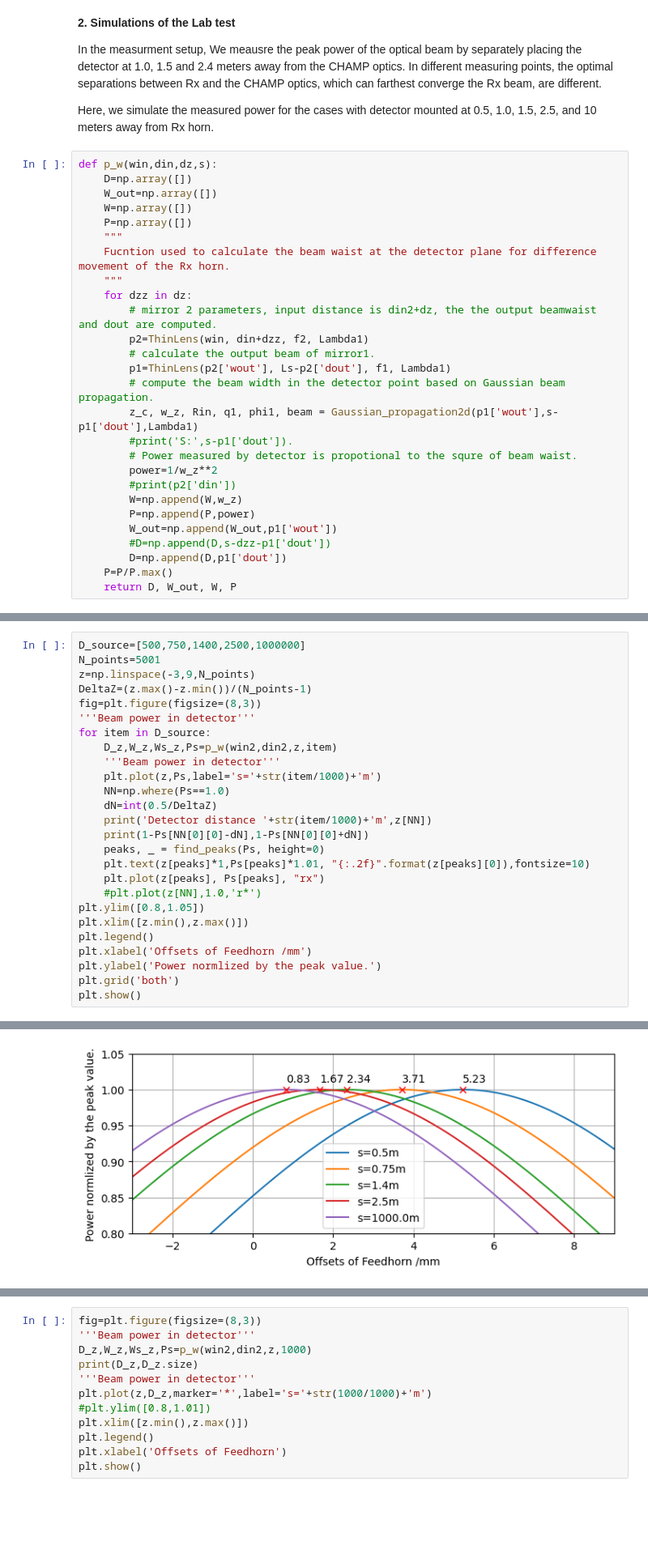
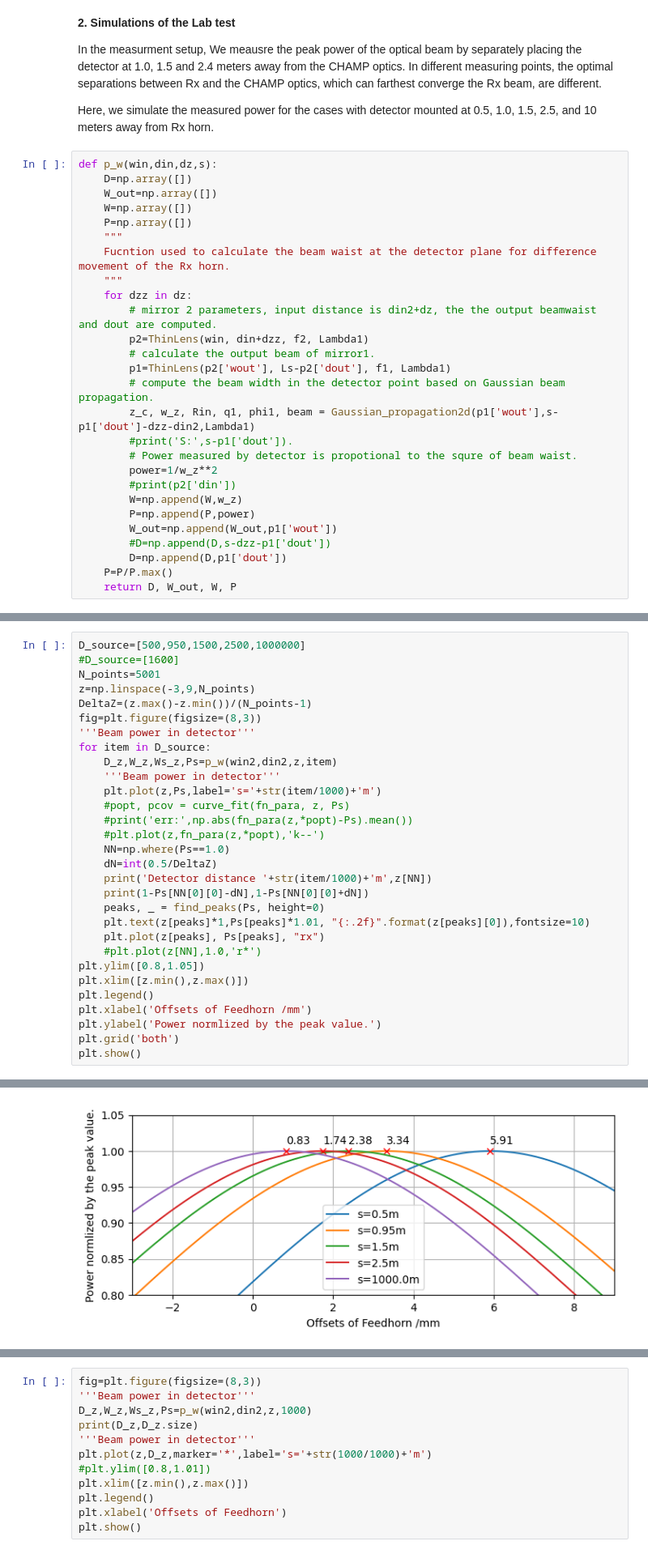
Before and after one commit to XiaodongRencologne/GaussianOptics, a Jupyter notebook: CHAMP_Test.ipynb, the cells around one changed output, grey strips where cells are left out. Shown at 81% size. Drawn from its saved outputs; the diff is of its cells as text; blank space fills up the shorter version.

```diff
--- a/CHAMP_Test.ipynb
+++ b/CHAMP_Test.ipynb
@@ -99,7 +101,7 @@ def p_w(win,din,dz,s):
         # calculate the output beam of mirror1.
         p1=ThinLens(p2['wout'], Ls-p2['dout'], f1, Lambda1)
         # compute the beam width in the detector point based on Gaussian beam propagation.
-        z_c, w_z, Rin, q1, phi1, beam = Gaussian_propagation2d(p1['wout'],s-p1['dout'],Lambda1)
+        z_c, w_z, Rin, q1, phi1, beam = Gaussian_propagation2d(p1['wout'],s-p1['dout']-dzz-din2,Lambda1)
         #print('S:',s-p1['dout']).
         # Power measured by detector is propotional to the squre of beam waist.
         power=1/w_z**2
@@ -114,5 +119,6 @@ def p_w(win,din,dz,s):
 # %%
-D_source=[500,750,1400,2500,1000000]
+D_source=[500,950,1500,2500,1000000]
+#D_source=[1600]
 N_points=5001
 z=np.linspace(-3,9,N_points)
 DeltaZ=(z.max()-z.min())/(N_points-1)
@@ -122,6 +128,9 @@ for item in D_source:
     D_z,W_z,Ws_z,Ps=p_w(win2,din2,z,item)
     '''Beam power in detector'''
     plt.plot(z,Ps,label='s='+str(item/1000)+'m')
+    #popt, pcov = curve_fit(fn_para, z, Ps)
+    #print('err:',np.abs(fn_para(z,*popt)-Ps).mean())
+    #plt.plot(z,fn_para(z,*popt),'k--')
     NN=np.where(Ps==1.0)
     dN=int(0.5/DeltaZ)
     print('Detector distance '+str(item/1000)+'m',z[NN])
@@ -151 +160 @@ Detector distance 1000.0m [0.8256]
-[figure, old version]
+[figure, new version]
```
Also changed, not shown: parts of 7 cells of this notebook, 3 other files.
